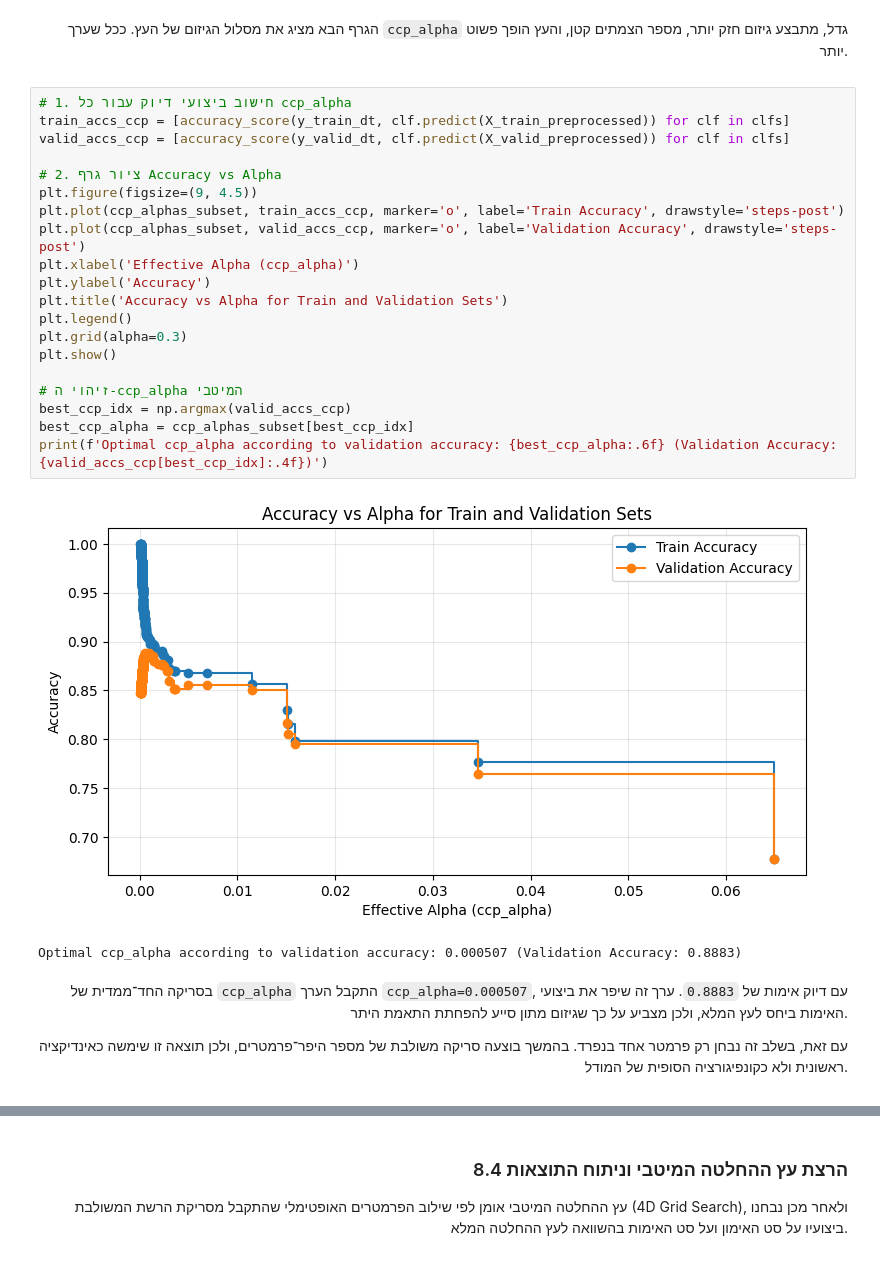
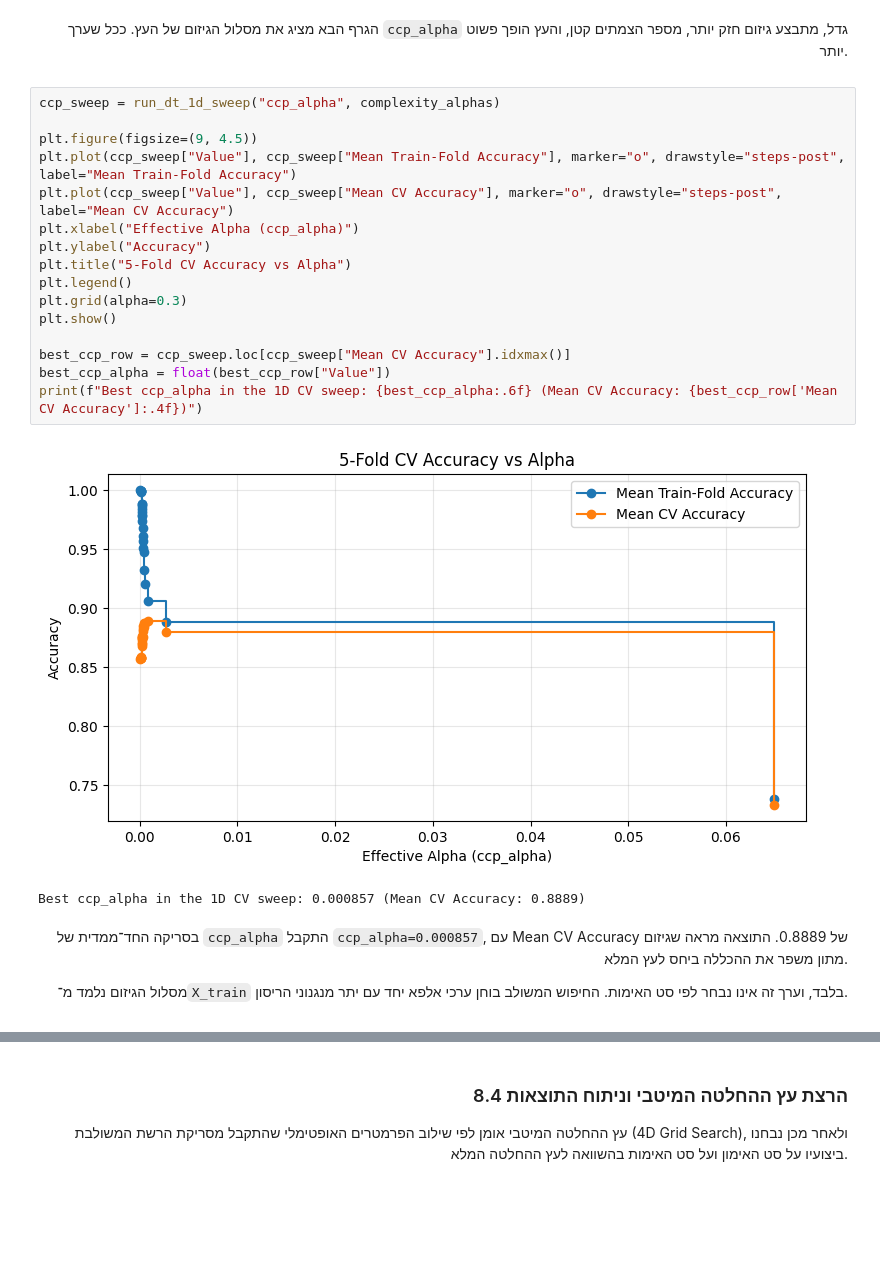
Before and after one commit to yaelelazari/ML_Project, a Jupyter notebook: Airline_Project_Part_B_Group3.ipynb, the cells around one changed output, grey strips where cells are left out. Saved outputs shown, nothing was run; the diff lists cells and outputs as text; blank space fills up the shorter version.

```diff
--- a/Airline_Project_Part_B_Group3.ipynb
+++ b/Airline_Project_Part_B_Group3.ipynb
@@ -1038,34 +990,30 @@ plt.show()
 
 הגרף הבא מציג את מסלול הגיזום של העץ. ככל שערך `ccp_alpha` גדל, מתבצע גיזום חזק יותר, מספר הצמתים קטן, והעץ הופך פשוט יותר.
 # %%
-# 1. חישוב ביצועי דיוק עבור כל ccp_alpha
-train_accs_ccp = [accuracy_score(y_train_dt, clf.predict(X_train_preprocessed)) for clf in clfs]
-valid_accs_ccp = [accuracy_score(y_valid_dt, clf.predict(X_valid_preprocessed)) for clf in clfs]
+ccp_sweep = run_dt_1d_sweep("ccp_alpha", complexity_alphas)
 
-# 2. ציור גרף Accuracy vs Alpha
 plt.figure(figsize=(9, 4.5))
-plt.plot(ccp_alphas_subset, train_accs_ccp, marker='o', label='Train Accuracy', drawstyle='steps-post')
-plt.plot(ccp_alphas_subset, valid_accs_ccp, marker='o', label='Validation Accuracy', drawstyle='steps-post')
-plt.xlabel('Effective Alpha (ccp_alpha)')
-plt.ylabel('Accuracy')
-plt.title('Accuracy vs Alpha for Train and Validation Sets')
+plt.plot(ccp_sweep["Value"], ccp_sweep["Mean Train-Fold Accuracy"], marker="o", drawstyle="steps-post", label="Mean Train-Fold Accuracy")
+plt.plot(ccp_sweep["Value"], ccp_sweep["Mean CV Accuracy"], marker="o", drawstyle="steps-post", label="Mean CV Accuracy")
+plt.xlabel("Effective Alpha (ccp_alpha)")
+plt.ylabel("Accuracy")
+plt.title("5-Fold CV Accuracy vs Alpha")
 plt.legend()
 plt.grid(alpha=0.3)
 plt.show()
 
-# זיהוי ה-ccp_alpha המיטבי
-best_ccp_idx = np.argmax(valid_accs_ccp)
-best_ccp_alpha = ccp_alphas_subset[best_ccp_idx]
-print(f'Optimal ccp_alpha according to validation accuracy: {best_ccp_alpha:.6f} (Validation Accuracy: {valid_accs_ccp[best_ccp_idx]:.4f})')
+best_ccp_row = ccp_sweep.loc[ccp_sweep["Mean CV Accuracy"].idxmax()]
+best_ccp_alpha = float(best_ccp_row["Value"])
+print(f"Best ccp_alpha in the 1D CV sweep: {best_ccp_alpha:.6f} (Mean CV Accuracy: {best_ccp_row['Mean CV Accuracy']:.4f})")
 # %% [output]
-[figure, old version]
+[figure, new version]
-Optimal ccp_alpha according to validation accuracy: 0.000507 (Validation Accuracy: 0.8883)
+Best ccp_alpha in the 1D CV sweep: 0.000857 (Mean CV Accuracy: 0.8889)
 # %% [markdown]
 <div dir="rtl" style="text-align: right;">
 
-בסריקה החד־ממדית של `ccp_alpha` התקבל הערך `ccp_alpha=0.000507`, עם דיוק אימות של `0.8883`. ערך זה שיפר את ביצועי האימות ביחס לעץ המלא, ולכן מצביע על כך שגיזום מתון סייע להפחתת התאמת היתר.
+בסריקה החד־ממדית של `ccp_alpha` התקבל `ccp_alpha=0.000857`, עם Mean CV Accuracy של 0.8889. התוצאה מראה שגיזום מתון משפר את ההכללה ביחס לעץ המלא.
 
-עם זאת, בשלב זה נבחן רק פרמטר אחד בנפרד. בהמשך בוצעה סריקה משולבת של מספר היפר־פרמטרים, ולכן תוצאה זו שימשה כאינדיקציה ראשונית ולא כקונפיגורציה הסופית של המודל.
+מסלול הגיזום נלמד מ־`X_train` בלבד, וערך זה אינו נבחר לפי סט האימות. החיפוש המשולב בוחן ערכי אלפא יחד עם יתר מנגנוני הריסון.
 
 </div>
 # %%
```
Also changed, not shown: parts of 59 cells of this notebook, 2 other files.
